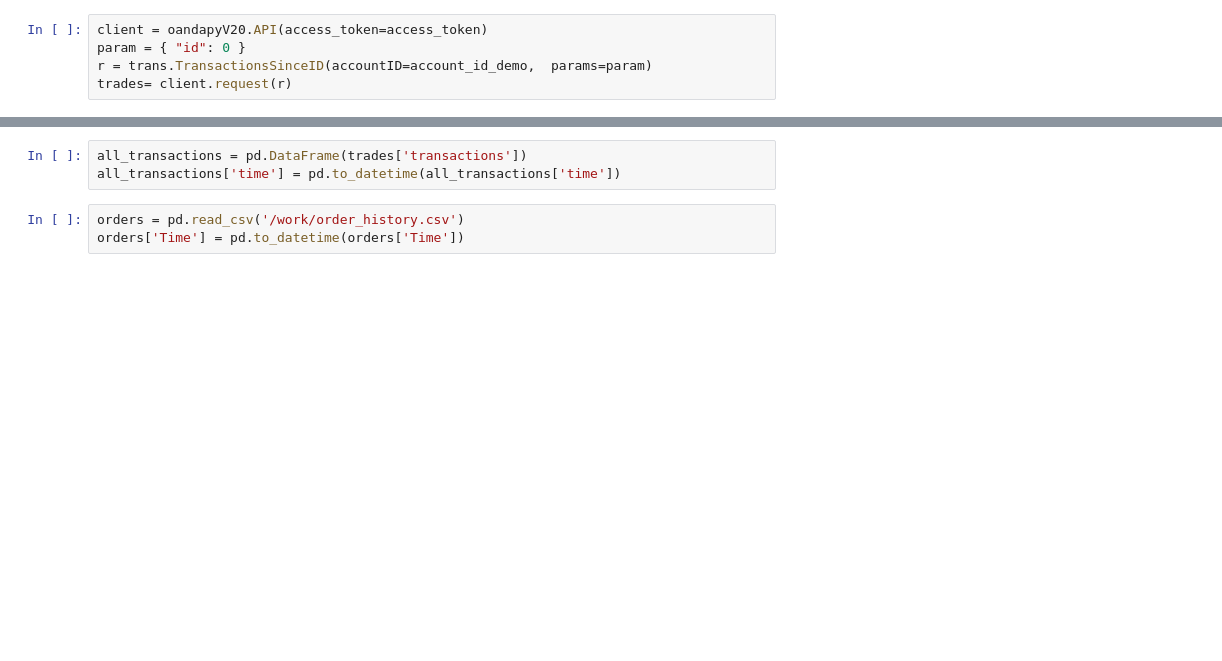
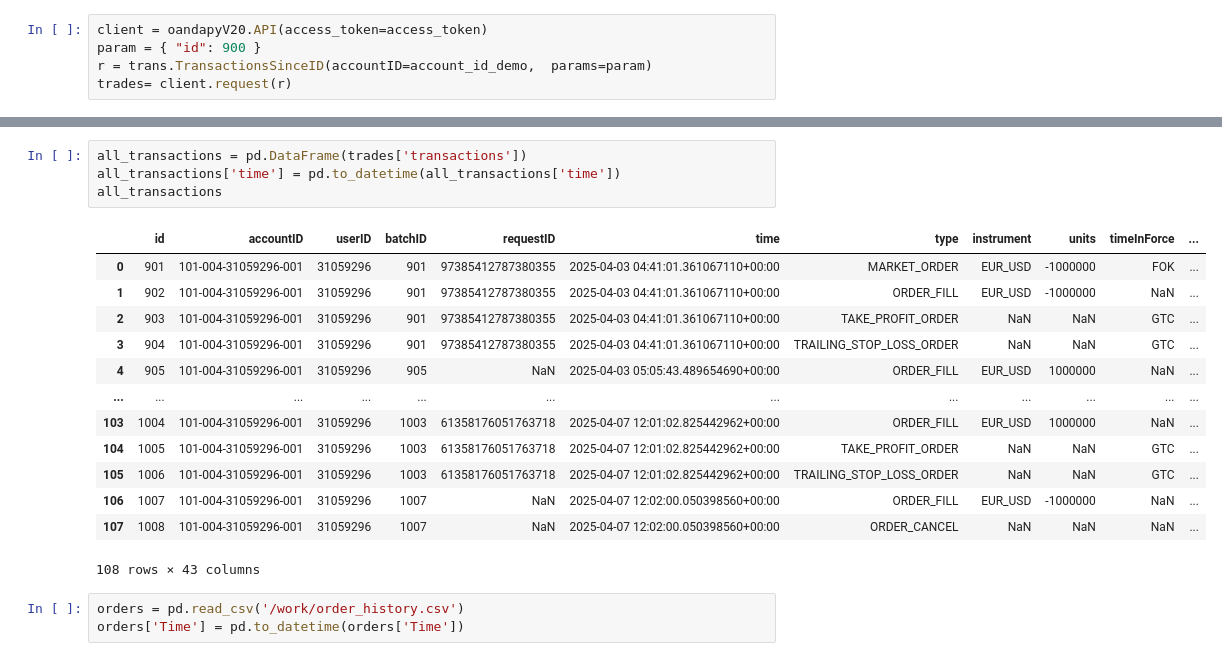
Before and after one commit to vgupta2710/Equity-Plans, a Jupyter notebook: deepnote/Data_Importer/3. Forex PnL.ipynb, the cells around one changed output, grey strips where cells are left out. Saved outputs shown, nothing was run; the diff lists cells and outputs as text; blank space fills up the shorter version.

```diff
--- a/deepnote/Data_Importer/3. Forex PnL.ipynb
+++ b/deepnote/Data_Importer/3. Forex PnL.ipynb
@@ -7,6 +8,6 @@ import oandapyV20.endpoints.transactions as trans
 import pandas as pd
 # %%
 client = oandapyV20.API(access_token=access_token)
-param = { "id": 0 }
+param = { "id": 900 }
 r = trans.TransactionsSinceID(accountID=account_id_demo,  params=param)
 trades= client.request(r)
@@ -13,6 +40,21 @@ trades= client.request(r)
 # %%
 all_transactions = pd.DataFrame(trades['transactions'])
 all_transactions['time'] = pd.to_datetime(all_transactions['time'])
+all_transactions
+# %% [output]
+|  | id | accountID | userID | batchID | requestID | time | type | instrument | units | timeInForce | ... |
+| 0 | 901 | 101-004-31059296-001 | 31059296 | 901 | 97385412787380355 | 2025-04-03 04:41:01.361067110+00:00 | MARKET_ORDER | EUR_USD | -1000000 | FOK | ... |
+| 1 | 902 | 101-004-31059296-001 | 31059296 | 901 | 97385412787380355 | 2025-04-03 04:41:01.361067110+00:00 | ORDER_FILL | EUR_USD | -1000000 | NaN | ... |
+| 2 | 903 | 101-004-31059296-001 | 31059296 | 901 | 97385412787380355 | 2025-04-03 04:41:01.361067110+00:00 | TAKE_PROFIT_ORDER | NaN | NaN | GTC | ... |
+| 3 | 904 | 101-004-31059296-001 | 31059296 | 901 | 97385412787380355 | 2025-04-03 04:41:01.361067110+00:00 | TRAILING_STOP_LOSS_ORDER | NaN | NaN | GTC | ... |
+| 4 | 905 | 101-004-31059296-001 | 31059296 | 905 | NaN | 2025-04-03 05:05:43.489654690+00:00 | ORDER_FILL | EUR_USD | 1000000 | NaN | ... |
+| ... | ... | ... | ... | ... | ... | ... | ... | ... | ... | ... | ... |
+| 103 | 1004 | 101-004-31059296-001 | 31059296 | 1003 | 61358176051763718 | 2025-04-07 12:01:02.825442962+00:00 | ORDER_FILL | EUR_USD | 1000000 | NaN | ... |
+| 104 | 1005 | 101-004-31059296-001 | 31059296 | 1003 | 61358176051763718 | 2025-04-07 12:01:02.825442962+00:00 | TAKE_PROFIT_ORDER | NaN | NaN | GTC | ... |
+| 105 | 1006 | 101-004-31059296-001 | 31059296 | 1003 | 61358176051763718 | 2025-04-07 12:01:02.825442962+00:00 | TRAILING_STOP_LOSS_ORDER | NaN | NaN | GTC | ... |
+| 106 | 1007 | 101-004-31059296-001 | 31059296 | 1007 | NaN | 2025-04-07 12:02:00.050398560+00:00 | ORDER_FILL | EUR_USD | -1000000 | NaN | ... |
+| 107 | 1008 | 101-004-31059296-001 | 31059296 | 1007 | NaN | 2025-04-07 12:02:00.050398560+00:00 | ORDER_CANCEL | NaN | NaN | NaN | ... |
+108 rows × 43 columns
 # %%
 orders = pd.read_csv('/work/order_history.csv')
 orders['Time'] = pd.to_datetime(orders['Time'])
```
Also changed, not shown: parts of 2 cells of this notebook, 1 other file.
